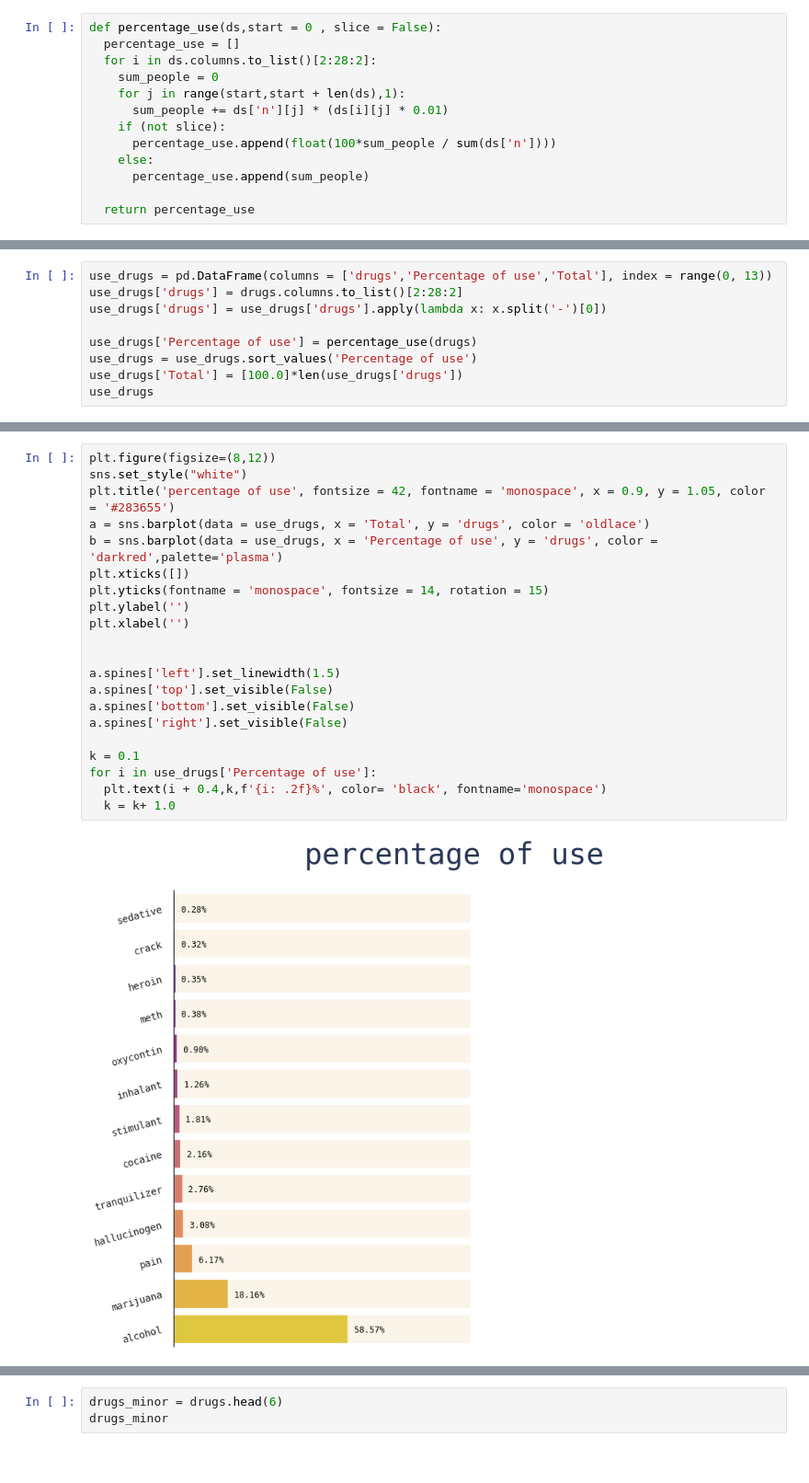
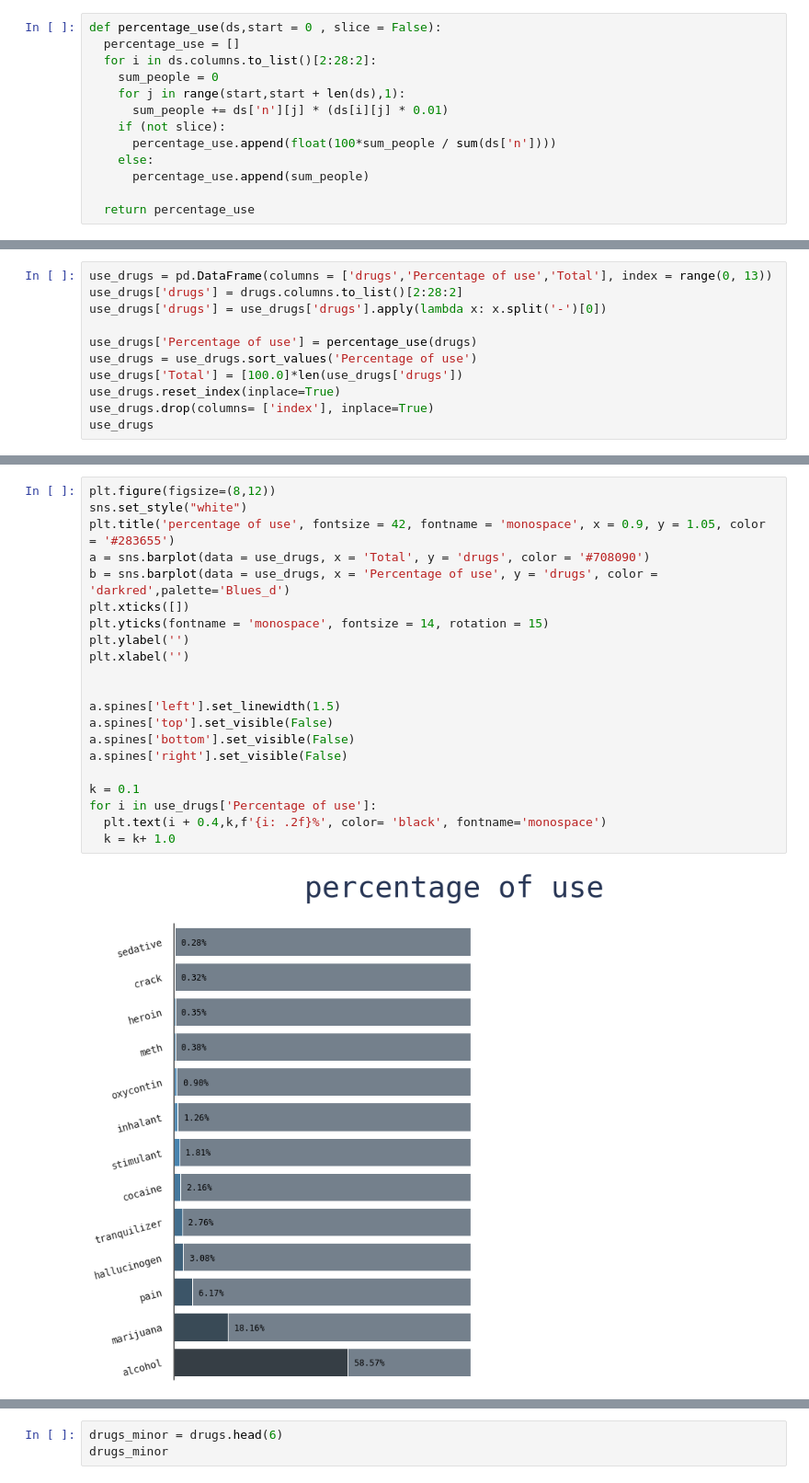
Before and after one commit to Vitorjipa22/Mydrugs, a Jupyter notebook: DrugsEN.ipynb, the cells around one changed output, grey strips where cells are left out. Shown at 92% size. Drawn from its saved outputs; the diff is of its cells as text.

```diff
--- a/DrugsEN.ipynb
+++ b/DrugsEN.ipynb
@@ -69,6 +236,8 @@ use_drugs['drugs'] = use_drugs['drugs'].apply(lambda x: x.split('-')[0])
 use_drugs['Percentage of use'] = percentage_use(drugs)
 use_drugs = use_drugs.sort_values('Percentage of use')
 use_drugs['Total'] = [100.0]*len(use_drugs['drugs'])
+use_drugs.reset_index(inplace=True)
+use_drugs.drop(columns= ['index'], inplace=True)
 use_drugs
 # %% [output]
 |  | drugs | Percentage of use | Total |
@@ -88,26 +257,26 @@ use_drugs
 # %%
 plt.figure(figsize=(8,12))
 sns.set_style("white")
 plt.title('percentage of use', fontsize = 42, fontname = 'monospace', x = 0.9, y = 1.05, color = '#283655')
-a = sns.barplot(data = use_drugs, x = 'Total', y = 'drugs', color = 'oldlace')
-b = sns.barplot(data = use_drugs, x = 'Percentage of use', y = 'drugs', color = 'darkred',palette='plasma')
+a = sns.barplot(data = use_drugs, x = 'Total', y = 'drugs', color = '#708090')
+b = sns.barplot(data = use_drugs, x = 'Percentage of use', y = 'drugs', color = 'darkred',palette='Blues_d')
 plt.xticks([])
 plt.yticks(fontname = 'monospace', fontsize = 14, rotation = 15)
 plt.ylabel('')
 plt.xlabel('')
 
 
 a.spines['left'].set_linewidth(1.5)
 a.spines['top'].set_visible(False)
 a.spines['bottom'].set_visible(False)
 a.spines['right'].set_visible(False)
 
 k = 0.1
 for i in use_drugs['Percentage of use']:
   plt.text(i + 0.4,k,f'{i: .2f}%', color= 'black', fontname='monospace')
   k = k+ 1.0
 # %% [output]
-[figure, old version]
+[figure, new version]
 # %%
 # plt.figure(figsize=(20,10))
 fig, ax = plt.subplots(figsize=(20,10))
```
Also changed, not shown: parts of 18 cells of this notebook.
